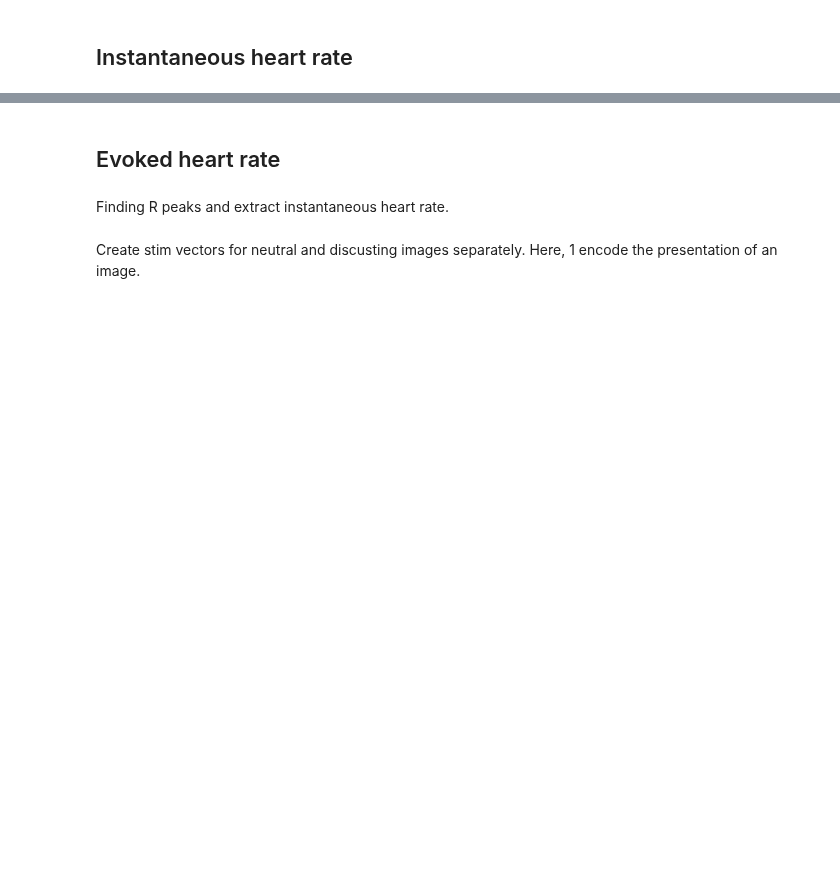
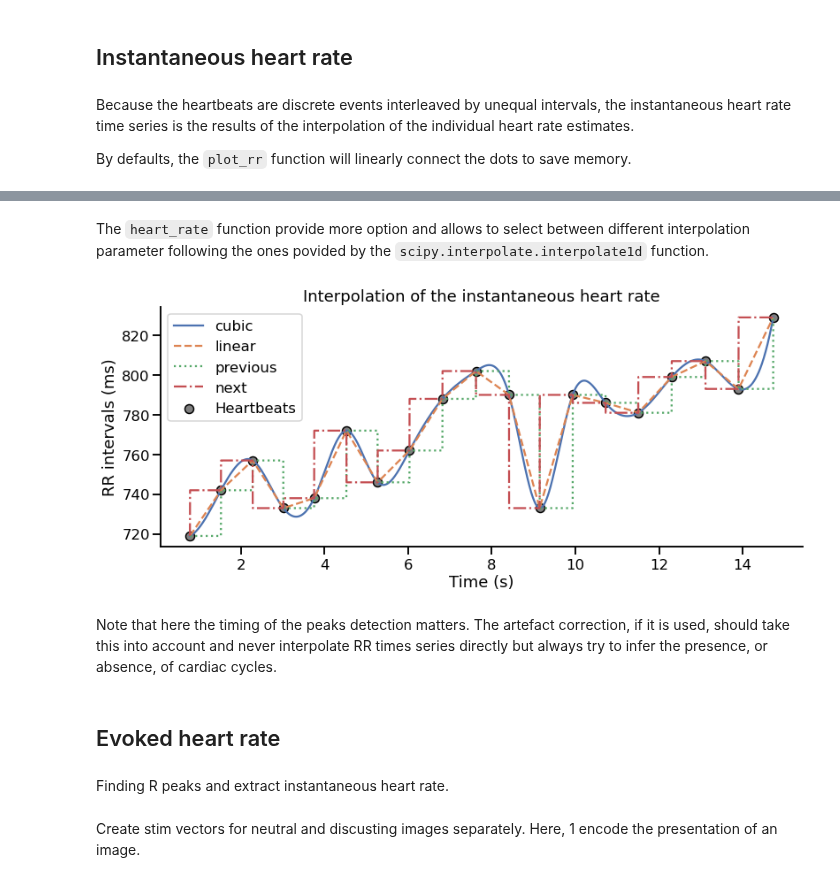
Before and after one commit to embodied-computation-group/systole, a Jupyter notebook: source/notebooks/5-InstantaneousHeartRate.ipynb, the cells around one changed output, grey strips where cells are left out. Cells and saved outputs as stored; diff of their text form; code cells hidden in the pictures; blank space fills up the shorter version.

```diff
--- a/source/notebooks/5-InstantaneousHeartRate.ipynb
+++ b/source/notebooks/5-InstantaneousHeartRate.ipynb
@@ -30,4 +34,11 @@ signal, peaks = ecg_peaks(ecg_df.ecg, method='pan-tompkins', sfreq=1000, find_lo
 # %% [markdown]
 ## Instantaneous heart rate
+# %%
+# Peak detection in the ECG signal using the Pan-Tompkins method
+signal, peaks = ecg_peaks(ecg_df.ecg, method='pan-tompkins', sfreq=1000)
+# %% [markdown]
+Because the heartbeats are discrete events interleaved by unequal intervals, the instantaneous heart rate time series is the results of the interpolation of the individual heart rate estimates.
+
+By defaults, the `plot_rr` function will linearly connect the dots to save memory.
 # %%
 show(
@@ -36,6 +47,32 @@ show(
 # %% [output]
 [interactive output not drawn]
 [interactive output not drawn]
+# %% [markdown]
+The `heart_rate` function provide more option and allows to select between different interpolation parameter following the ones povided by the `scipy.interpolate.interpolate1d` function.
+# %%
+# Select a subsample of the recording
+this_peaks = peaks[20000:35000]
+
+_, ax = plt.subplots(figsize=(13, 5))
+for kind, color, style in zip(["cubic", "linear", "previous", "next"],
+                               sns.color_palette("deep", n_colors=4),
+                               ["-", "--", ":", "-."]):
+    hr, time = heart_rate(x=this_peaks, input_type='peaks', kind=kind)
+    ax.plot(time, hr, color=color, label=kind, linestyle=style)
+
+# Show individual heartbeats
+ax.scatter(np.where(this_peaks)[0][1:]/1000,
+           np.diff(np.where(this_peaks)[0]),
+           s=100, color="gray", edgecolors="k", label="Heartbeats")
+plt.legend()
+ax.set_xlabel("Time (s)")
+ax.set_ylabel("RR intervals (ms)")
+ax.set_title("Interpolation of the instantaneous heart rate")
+sns.despine()
+# %% [output]
+[figure, added]
+# %% [markdown]
+Note that here the timing of the peaks detection matters. The artefact correction, if it is used, should take this into account and never interpolate RR times series directly but always try to infer the presence, or absence, of cardiac cycles.
 # %% [markdown]
 ## Evoked heart rate
 # %% [markdown]
```
Also changed, not shown: parts of 23 cells of this notebook, 7 other files.
